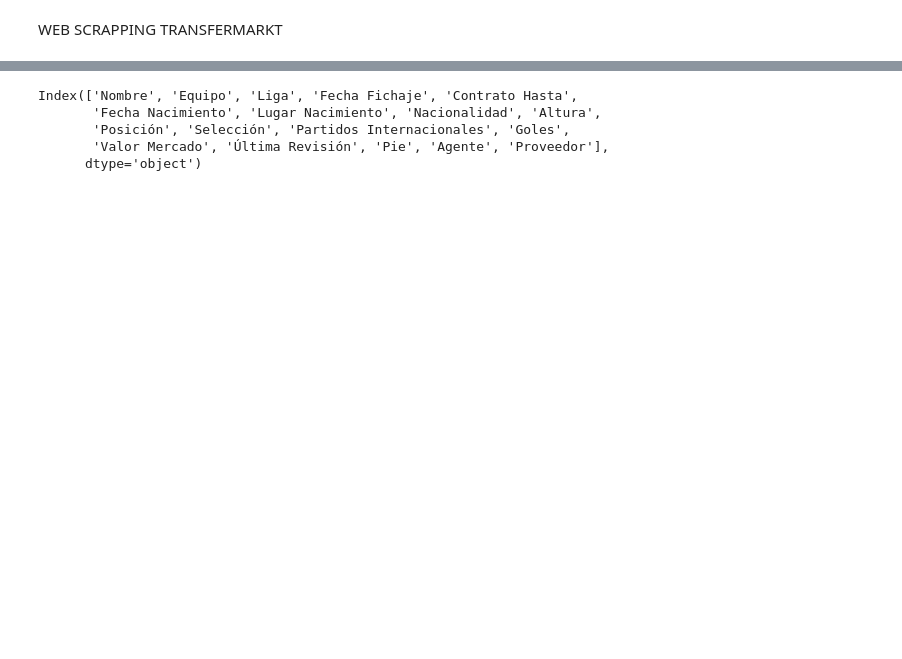
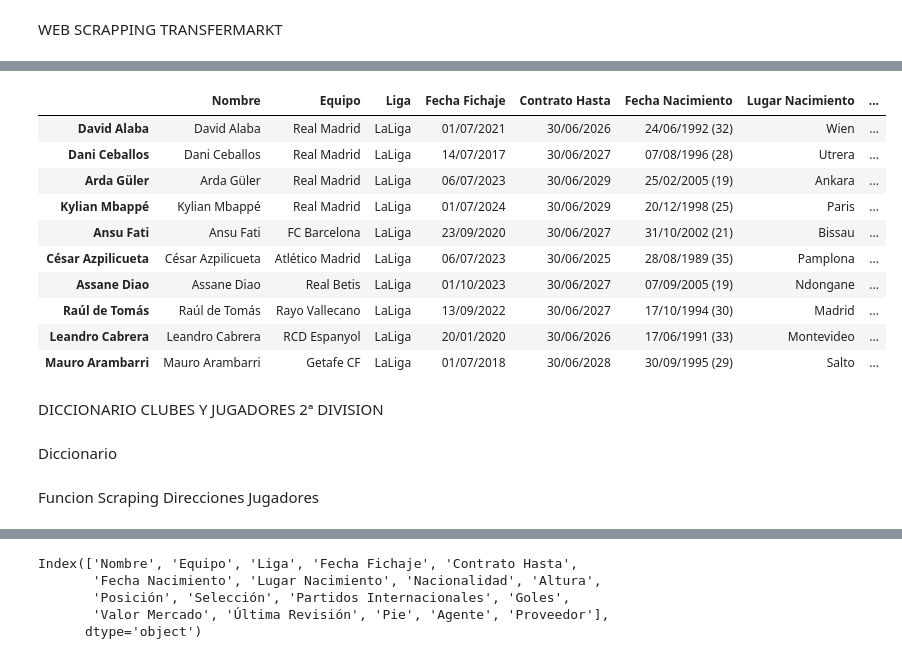
Before and after one commit to Lokhy87/DV7_GROUP, a Jupyter notebook: transfermarkt_scrapping.ipynb, the cells around one changed output, grey strips where cells are left out. Cells and saved outputs as stored; diff of their text form; code cells hidden in the pictures; blank space fills up the shorter version.

```diff
--- a/transfermarkt_scrapping.ipynb
+++ b/transfermarkt_scrapping.ipynb
@@ -273,0 +448,15 @@ df_jugadores
+# %%
+busqueda_1 = df[df['Agente'] == 'Miembro de su familia']
+busqueda_1
+# %% [output]
+|  | Nombre | Equipo | Liga | Fecha Fichaje | Contrato Hasta | Fecha Nacimiento | Lugar Nacimiento | ... |
+| David Alaba | David Alaba | Real Madrid | LaLiga | 01/07/2021 | 30/06/2026 | 24/06/1992 (32) | Wien | ... |
+| Dani Ceballos | Dani Ceballos | Real Madrid | LaLiga | 14/07/2017 | 30/06/2027 | 07/08/1996 (28) | Utrera | ... |
+| Arda Güler | Arda Güler | Real Madrid | LaLiga | 06/07/2023 | 30/06/2029 | 25/02/2005 (19) | Ankara | ... |
+| Kylian Mbappé | Kylian Mbappé | Real Madrid | LaLiga | 01/07/2024 | 30/06/2029 | 20/12/1998 (25) | Paris | ... |
+| Ansu Fati | Ansu Fati | FC Barcelona | LaLiga | 23/09/2020 | 30/06/2027 | 31/10/2002 (21) | Bissau | ... |
+| César Azpilicueta | César Azpilicueta | Atlético Madrid | LaLiga | 06/07/2023 | 30/06/2025 | 28/08/1989 (35) | Pamplona | ... |
+| Assane Diao | Assane Diao | Real Betis | LaLiga | 01/10/2023 | 30/06/2027 | 07/09/2005 (19) | Ndongane | ... |
+| Raúl de Tomás | Raúl de Tomás | Rayo Vallecano | LaLiga | 13/09/2022 | 30/06/2027 | 17/10/1994 (30) | Madrid | ... |
+| Leandro Cabrera | Leandro Cabrera | RCD Espanyol | LaLiga | 20/01/2020 | 30/06/2026 | 17/06/1991 (33) | Montevideo | ... |
+| Mauro Arambarri | Mauro Arambarri | Getafe CF | LaLiga | 01/07/2018 | 30/06/2028 | 30/09/1995 (29) | Salto | ... |
@@ -273,0 +465,4 @@ df_jugadores
+# %% [markdown]
+DICCIONARIO CLUBES Y JUGADORES 2ª DIVISION
+# %% [markdown]
+Diccionario
@@ -273,0 +495,2 @@ df_jugadores
+# %% [markdown]
+Funcion Scraping Direcciones Jugadores
```
Also changed, not shown: parts of 38 cells of this notebook, 7 other files.
